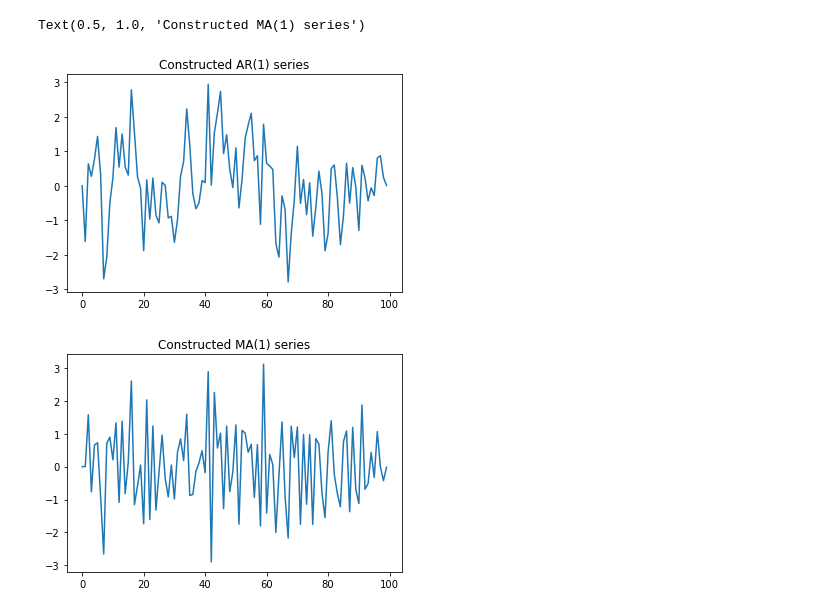
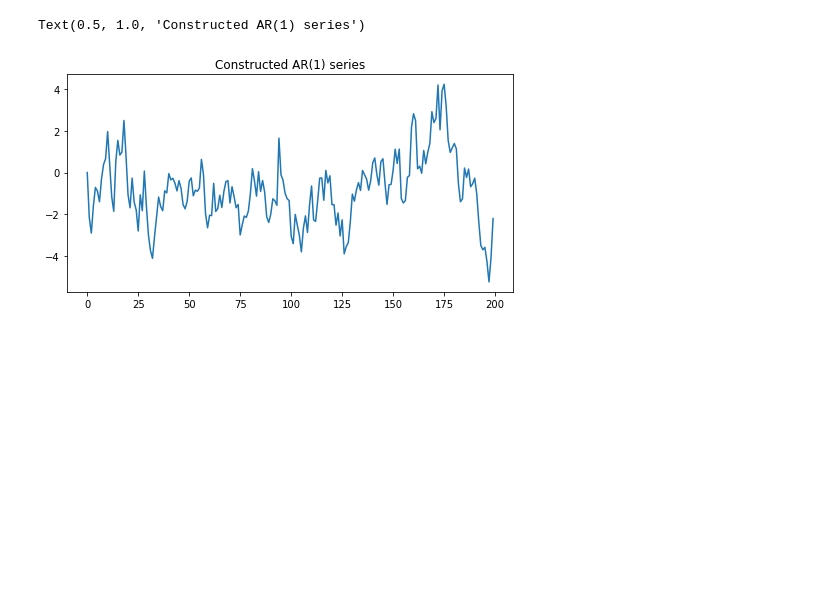
Before and after one commit to willcrossb/local_projection, a Jupyter notebook: code/test.ipynb, the cells around one changed output. Drawn from its saved outputs; the diff is of its cells as text; code cells hidden in the pictures; blank space fills up the shorter version.

```diff
--- a/code/test.ipynb
+++ b/code/test.ipynb
@@ -1,36 +8,26 @@
 # %%
-#from lppy import locproj
-from scipy.stats import norm
-import numpy as np
-from matplotlib import pyplot as plt
+"""----------------------Objective -----------------------------
+1. Generate a process from a known DGP
+2. Estimate impulse responses to compare LP vs. AR estimation """
 
-#of generated observations
-T = 100
+#Number of observations
+T = 200
 
-#Create a shock vector for the time series
-sigma = 1
+#Create a (1xT) shock vector for the time series
+sigma = 1 #variance term
 s = np.random.normal(0, sigma, T)
 
 #Simulate an AR1 process
-alpha = .5 #persistence term
-theta = .5 #persistence term
 AR1 = np.empty(T)
-MA1 = np.empty(T)
 AR1[0] = 0
-MA1[0] = 0
-MA1[1] = 0
-for i in range(2,T):
+alpha = .8 #persistence term
+
+for i in range(1,T):
     AR1[i] = alpha*AR1[i-1] + s[i]
-    MA1[i] = s[i] - theta*s[i-1]
+
+#Plot the resulting series
 plt.plot(AR1)
 plt.title("Constructed AR(1) series")
-
-plt.figure()
-plt.plot(MA1)
-plt.title("Constructed MA(1) series")
-
-#Create test data
 # %% [output]
-Text(0.5, 1.0, 'Constructed MA(1) series')
+Text(0.5, 1.0, 'Constructed AR(1) series')
-[figure, old version]
+[figure, new version]
-[figure, removed]
```
Also changed, not shown: parts of 5 cells of this notebook, 2 other files.
